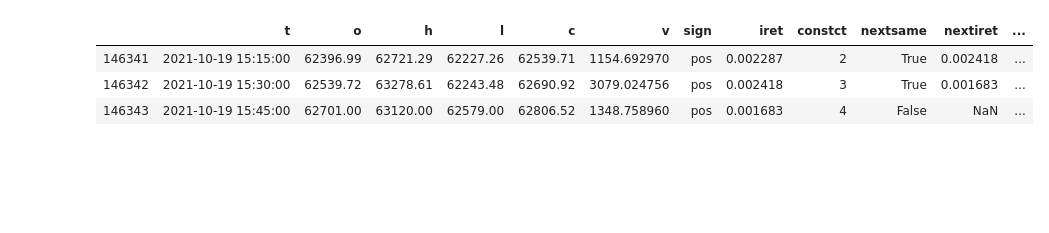
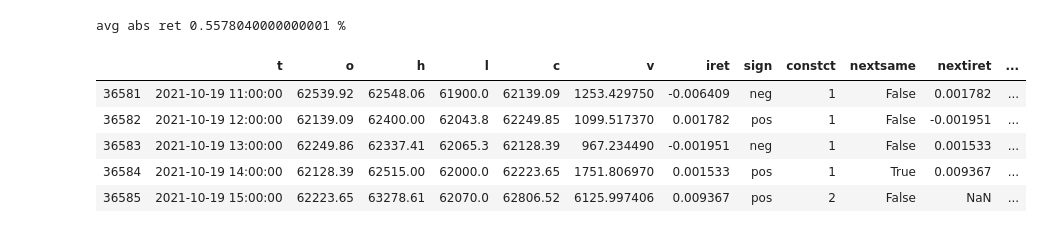
Before and after one commit to antogranell/gdax, a Jupyter notebook: project_index_2.ipynb, the cells around one changed output. Saved outputs shown, nothing was run; the diff lists cells and outputs as text; code cells hidden in the pictures; blank space fills up the shorter version.

```diff
--- a/project_index_2.ipynb
+++ b/project_index_2.ipynb
@@ -100,21 +117,33 @@ df1h = get_freq(df15, freq='1h')
 df1d = get_freq(df1h, freq='1d')
 # %%
 ## trying with different freqs:
-#df = df1h.copy()
+
+#df = df5.copy()
+#df = df15.copy()
+#df = df30.copy()
+df = df1h.copy()
 #df = df1d.copy()
-#df = df5.copy()
-df = df15.copy()
 
+df['iret'] = (df['c']-df['o']) / df['o'] # intraperiod return
 df['sign'] = np.where(df['o']<df['c'], 'pos', np.where(df['o']>df['c'], 'neg', 'eq')) # freq sign
-df['iret'] = (df['c']-df['o']) / df['o'] # intraperiod return
+
+divisor = 50
+df.loc[(abs(df.iret)<abs(df.iret).mean() / divisor), 'sign'] = 'eq' #<---- get rid of small returns
+
+print('avg abs ret', round(abs(df.iret).mean(), 8)*100, '%')
 df['constct'] = df['sign'].groupby((df['sign'] != df['sign'].shift()).cumsum()).cumcount() + 1 # count consecutive signs
 df['nextsame'] = df['constct'] < df['constct'].shift(-1)
 df['nextiret'] = df['iret'].shift(-1)
-df['shortloss'] = -(df['h']-df['o']) / df['o']
-df['longloss'] = (df['l']-df['o']) / df['o']
-df.tail(3)
+df['shortloss'] = abs((df['h']-df['o']) / df['o'])
+df['longloss'] = abs((df['l']-df['o']) / df['o'])
+df['shortloss'] = df['shortloss'].shift(-1) # min return at some point of next period if short
+df['longloss'] = df['longloss'].shift(-1) # min return at some point of next period if long
+df.tail(5)
 # %% [output]
+avg abs ret 0.5578040000000001 %
-|  | t | o | h | l | c | v | sign | iret | constct | nextsame | nextiret | ... |
-| 146341 | 2021-10-19 15:15:00 | 62396.99 | 62721.29 | 62227.26 | 62539.71 | 1154.692970 | pos | 0.002287 | 2 | True | 0.002418 | ... |
-| 146342 | 2021-10-19 15:30:00 | 62539.72 | 63278.61 | 62243.48 | 62690.92 | 3079.024756 | pos | 0.002418 | 3 | True | 0.001683 | ... |
-| 146343 | 2021-10-19 15:45:00 | 62701.00 | 63120.00 | 62579.00 | 62806.52 | 1348.758960 | pos | 0.001683 | 4 | False | NaN | ... |
+|  | t | o | h | l | c | v | iret | sign | constct | nextsame | nextiret | ... |
+| 36581 | 2021-10-19 11:00:00 | 62539.92 | 62548.06 | 61900.0 | 62139.09 | 1253.429750 | -0.006409 | neg | 1 | False | 0.001782 | ... |
+| 36582 | 2021-10-19 12:00:00 | 62139.09 | 62400.00 | 62043.8 | 62249.85 | 1099.517370 | 0.001782 | pos | 1 | False | -0.001951 | ... |
+| 36583 | 2021-10-19 13:00:00 | 62249.86 | 62337.41 | 62065.3 | 62128.39 | 967.234490 | -0.001951 | neg | 1 | False | 0.001533 | ... |
+| 36584 | 2021-10-19 14:00:00 | 62128.39 | 62515.00 | 62000.0 | 62223.65 | 1751.806970 | 0.001533 | pos | 1 | True | 0.009367 | ... |
+| 36585 | 2021-10-19 15:00:00 | 62223.65 | 63278.61 | 62070.0 | 62806.52 | 6125.997406 | 0.009367 | pos | 2 | False | NaN | ... |
```
Also changed, not shown: parts of 39 cells of this notebook.
